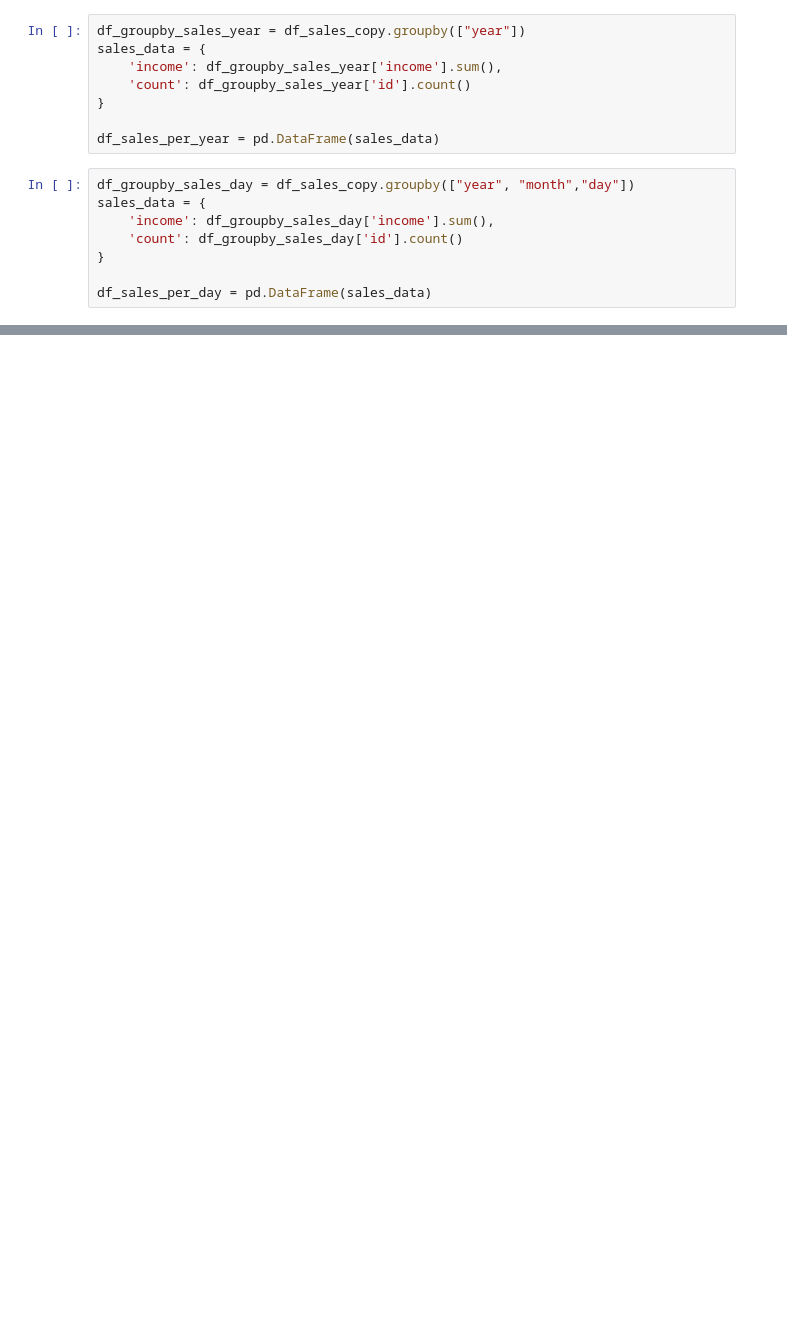
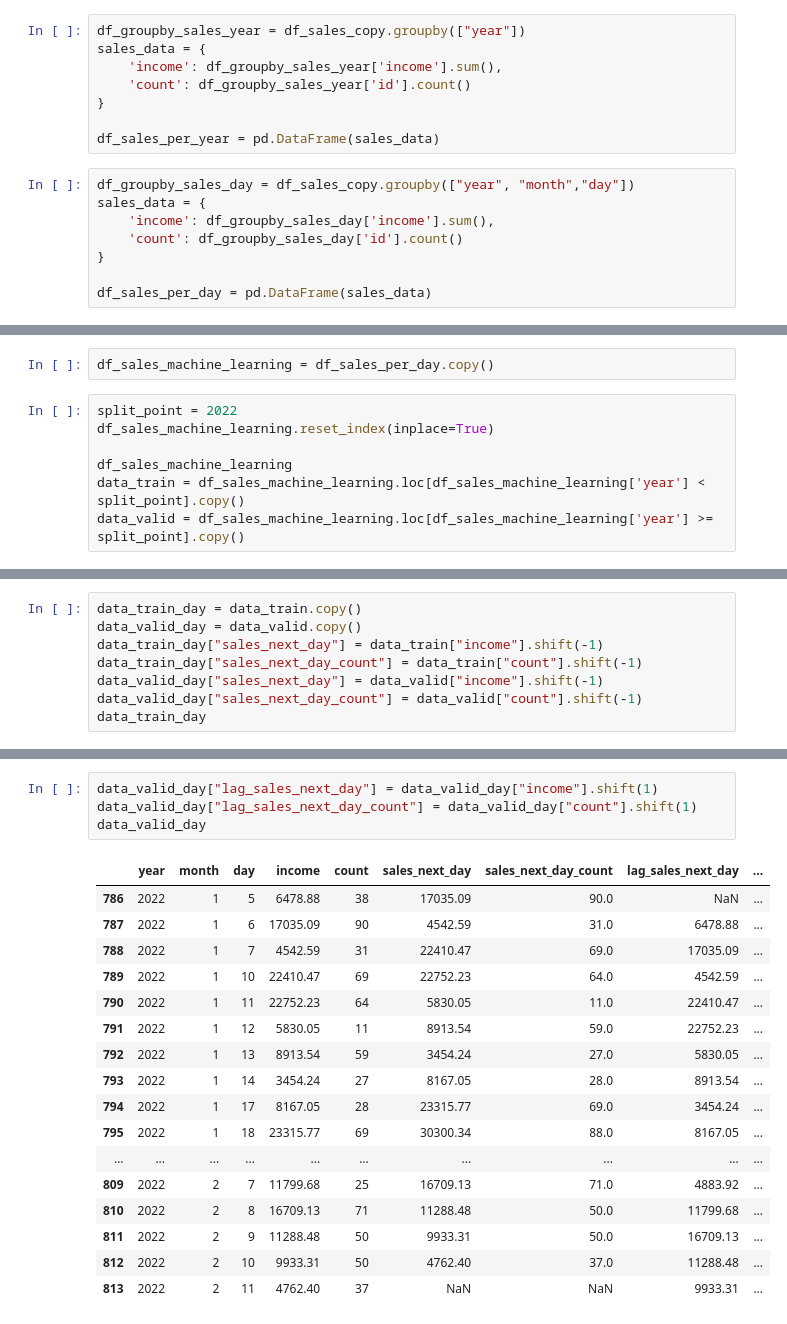
Before and after one commit to fjrp1412/machine-learning-dicascada, a Jupyter notebook: notebooks/sales_model_predictor.ipynb, the cells around one changed output, grey strips where cells are left out. Saved outputs shown, nothing was run; the diff lists cells and outputs as text; blank space fills up the shorter version.

```diff
--- a/notebooks/sales_model_predictor.ipynb
+++ b/notebooks/sales_model_predictor.ipynb
@@ -129,0 +142,9 @@ df_sales_per_year
+# %%
+df_sales_machine_learning = df_sales_per_day.copy()
+# %%
+split_point = 2022
+df_sales_machine_learning.reset_index(inplace=True)
+
+df_sales_machine_learning
+data_train = df_sales_machine_learning.loc[df_sales_machine_learning['year'] < split_point].copy()
+data_valid = df_sales_machine_learning.loc[df_sales_machine_learning['year'] >= split_point].copy()
@@ -129,0 +178,8 @@ df_sales_per_year
+# %%
+data_train_day = data_train.copy()
+data_valid_day = data_valid.copy()
+data_train_day["sales_next_day"] = data_train["income"].shift(-1)
+data_train_day["sales_next_day_count"] = data_train["count"].shift(-1)
+data_valid_day["sales_next_day"] = data_valid["income"].shift(-1)
+data_valid_day["sales_next_day_count"] = data_valid["count"].shift(-1)
+data_train_day
@@ -129,0 +219,22 @@ df_sales_per_year
+# %%
+data_valid_day["lag_sales_next_day"] = data_valid_day["income"].shift(1)
+data_valid_day["lag_sales_next_day_count"] = data_valid_day["count"].shift(1)
+data_valid_day
+# %% [output]
+|  | year | month | day | income | count | sales_next_day | sales_next_day_count | lag_sales_next_day | ... |
+| 786 | 2022 | 1 | 5 | 6478.88 | 38 | 17035.09 | 90.0 | NaN | ... |
+| 787 | 2022 | 1 | 6 | 17035.09 | 90 | 4542.59 | 31.0 | 6478.88 | ... |
+| 788 | 2022 | 1 | 7 | 4542.59 | 31 | 22410.47 | 69.0 | 17035.09 | ... |
+| 789 | 2022 | 1 | 10 | 22410.47 | 69 | 22752.23 | 64.0 | 4542.59 | ... |
+| 790 | 2022 | 1 | 11 | 22752.23 | 64 | 5830.05 | 11.0 | 22410.47 | ... |
+| 791 | 2022 | 1 | 12 | 5830.05 | 11 | 8913.54 | 59.0 | 22752.23 | ... |
+| 792 | 2022 | 1 | 13 | 8913.54 | 59 | 3454.24 | 27.0 | 5830.05 | ... |
+| 793 | 2022 | 1 | 14 | 3454.24 | 27 | 8167.05 | 28.0 | 8913.54 | ... |
+| 794 | 2022 | 1 | 17 | 8167.05 | 28 | 23315.77 | 69.0 | 3454.24 | ... |
+| 795 | 2022 | 1 | 18 | 23315.77 | 69 | 30300.34 | 88.0 | 8167.05 | ... |
+| ... | ... | ... | ... | ... | ... | ... | ... | ... | ... |
+| 809 | 2022 | 2 | 7 | 11799.68 | 25 | 16709.13 | 71.0 | 4883.92 | ... |
+| 810 | 2022 | 2 | 8 | 16709.13 | 71 | 11288.48 | 50.0 | 11799.68 | ... |
+| 811 | 2022 | 2 | 9 | 11288.48 | 50 | 9933.31 | 50.0 | 16709.13 | ... |
+| 812 | 2022 | 2 | 10 | 9933.31 | 50 | 4762.40 | 37.0 | 11288.48 | ... |
+| 813 | 2022 | 2 | 11 | 4762.40 | 37 | NaN | NaN | 9933.31 | ... |
```
Also changed, not shown: parts of 20 cells of this notebook, 3 other files.
